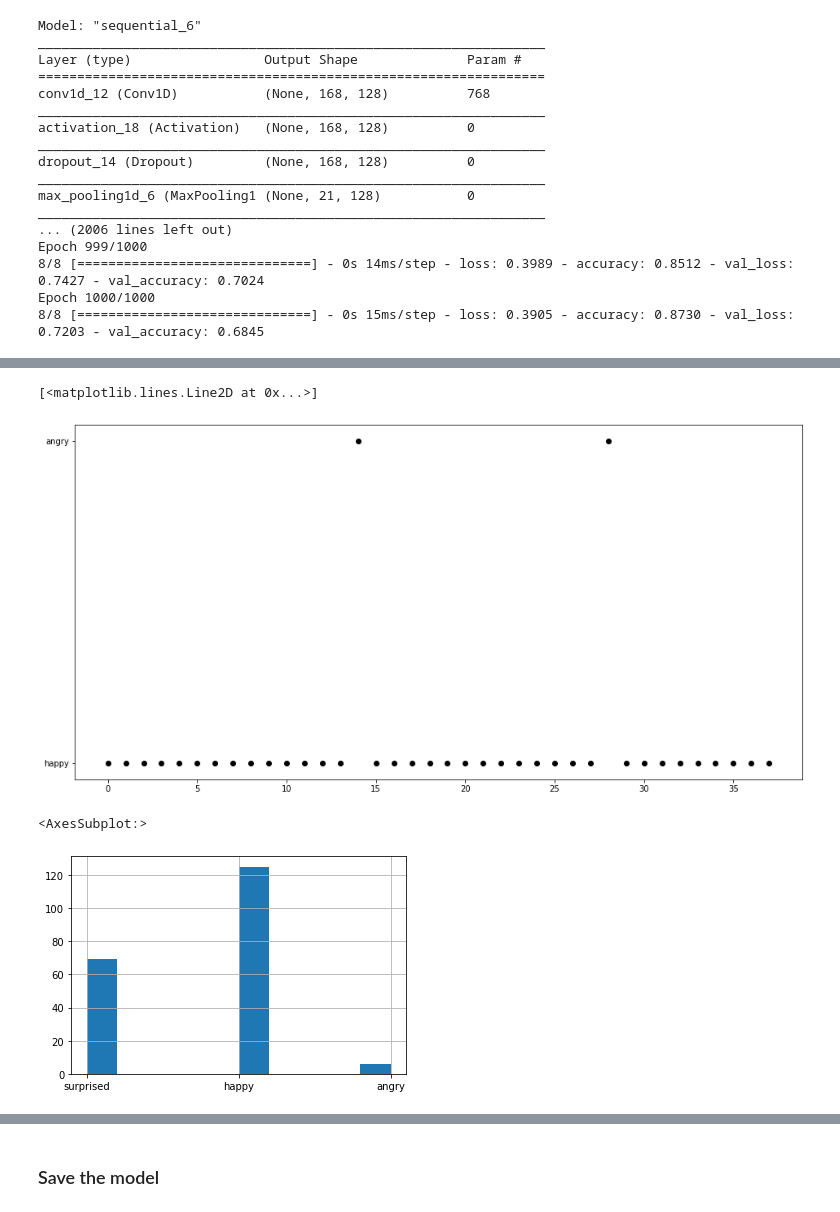
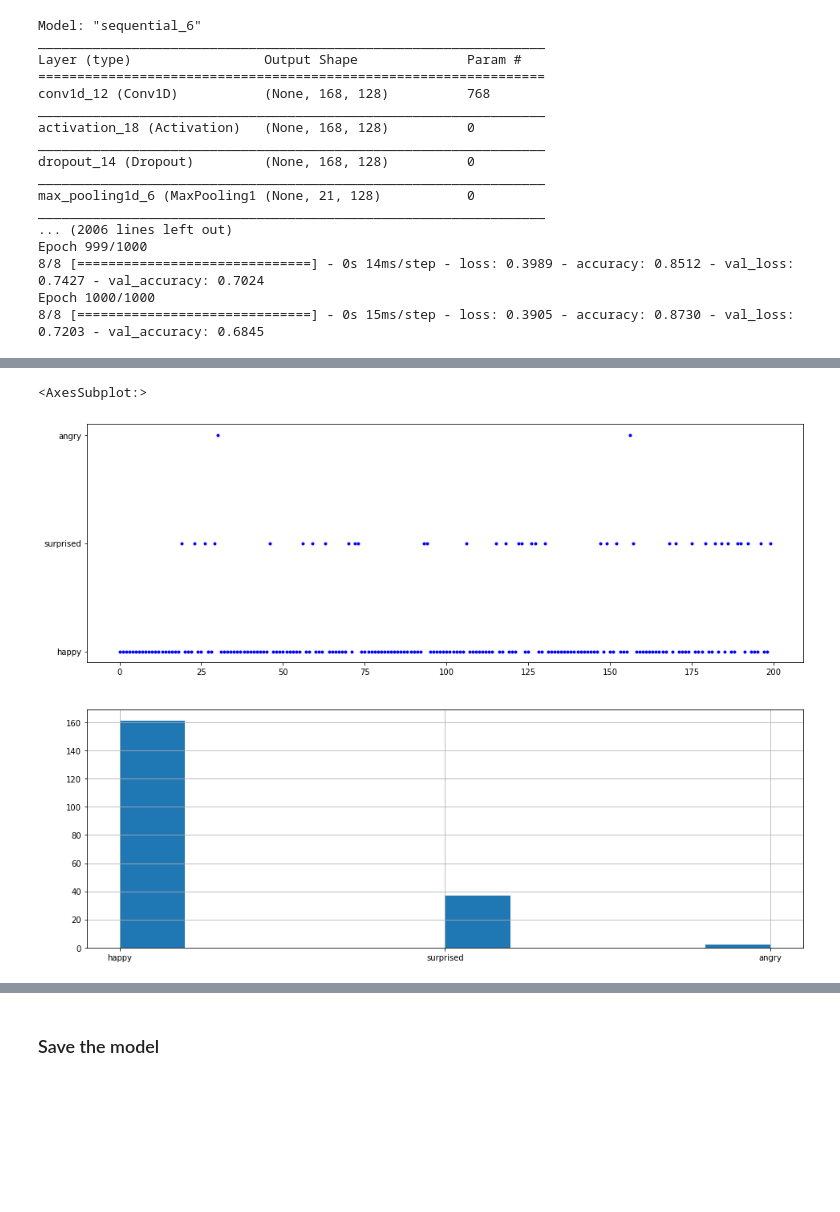
Before and after one commit to lehtoneo/ids-project, a Jupyter notebook: experimenting/model_creation_tf_pitch_sessions.ipynb, the cells around one changed output, grey strips where cells are left out. Cells and saved outputs as stored; diff of their text form; code cells hidden in the pictures; blank space fills up the shorter version.

```diff
--- a/experimenting/model_creation_tf_pitch_sessions.ipynb
+++ b/experimenting/model_creation_tf_pitch_sessions.ipynb
@@ -214,9 +214,9 @@ Epoch 1000/1000
 8/8 [==============================] - 0s 15ms/step - loss: 0.3905 - accuracy: 0.8730 - val_loss: 0.7203 - val_accuracy: 0.6845
 # %%
 
-folder_name = "D:\\gitProjects\\ids-project\\data\\lockdown_math_announcement_480p_segments\\audio"
+folder_name = "D:\\gitProjects\\ids-project\\data\\e_to_the_pi_i_for_dummies_v240P_segments\\audio"
 folder = os.fsencode(folder_name)
-df_emotions = pd.DataFrame(columns=['file_name', 'emotion', 'start_time', 'emotion_class'])
+df_emotions = pd.DataFrame(columns=['file_name', 'emotion', 'start_time', 'emotion_class', 'confidence'])
 
 for file in os.listdir(folder):
     file_name = os.fsdecode(file)
@@ -228,12 +228,17 @@ for file in os.listdir(folder):
     features = features.astype(np.float32)
 
     start_time = file_name.split('_')[-3]
-    emotion = category_to_emotion[np.argmax(model.predict(features))]
+
+    predic = model.predict(features)
+    predic_confidence = float(np.amax(predic,1)[0])
+
+    emotion = category_to_emotion[np.argmax(predic)]
     emotion_class = emotions_dict[emotion]
     new_row = {'file_name': file_name,
                'emotion': emotion,
               'start_time': int(start_time),
-              'emotion_class': emotion_class}
+              'emotion_class': emotion_class,
+              'confidence': predic_confidence}
     df_emotions = df_emotions.append(new_row, ignore_index=True)
 
 df_emotions.sort_values(by='start_time', inplace=True)
@@ -254,12 +245,10 @@ df_emotions.head(10)
-# %%
-import matplotlib.pyplot as plt
-fig = plt.figure(figsize = (16,8))
-plt.plot(np.array(df_emotions['emotion']), 'ko')
-# %% [output]
-[<matplotlib.lines.Line2D at 0x...>]
-[figure, removed]
-# %%
-df_emotions['emotion'].hist()
-# %% [output]
-<AxesSubplot:>
-[figure, removed]
+# %%
+import matplotlib.pyplot as plt
+fig = plt.figure(figsize = (16,12))
+plt.subplot(2,1,1)
+plt.plot(np.array(df_emotions['emotion']), 'b.')
+plt.subplot(2,1,2)
+df_emotions['emotion'].hist()
+# %% [output]
+<AxesSubplot:>
+[figure, added]
```
Also changed, not shown: parts of 2 cells of this notebook, 2 other files.
